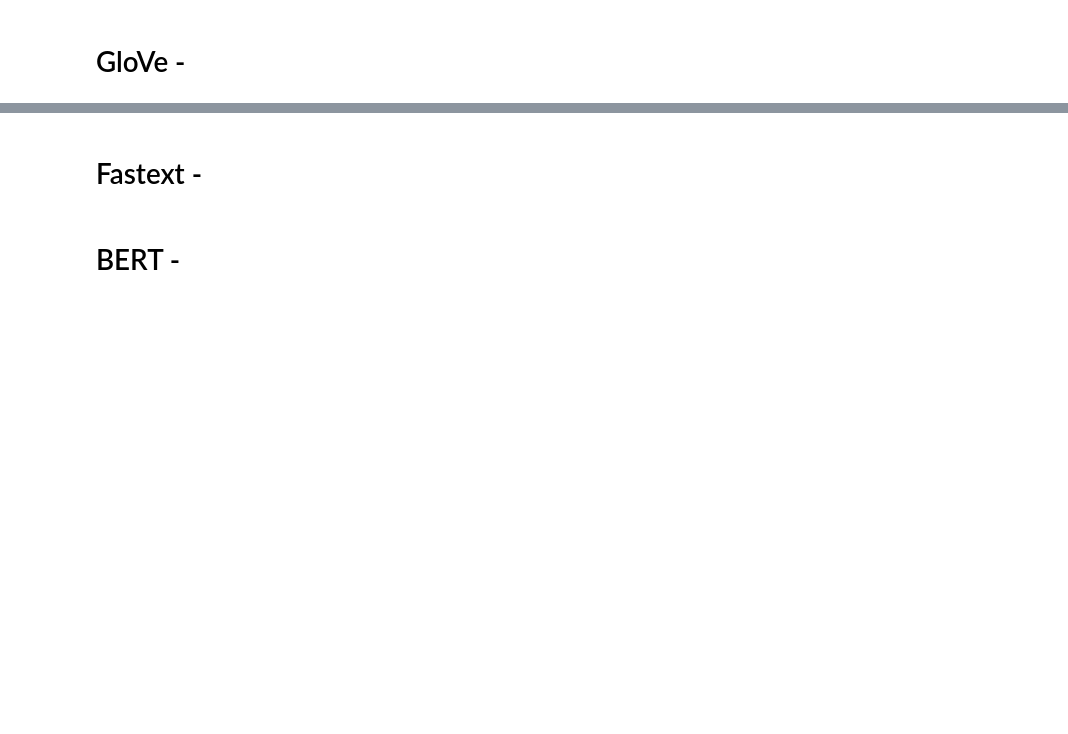
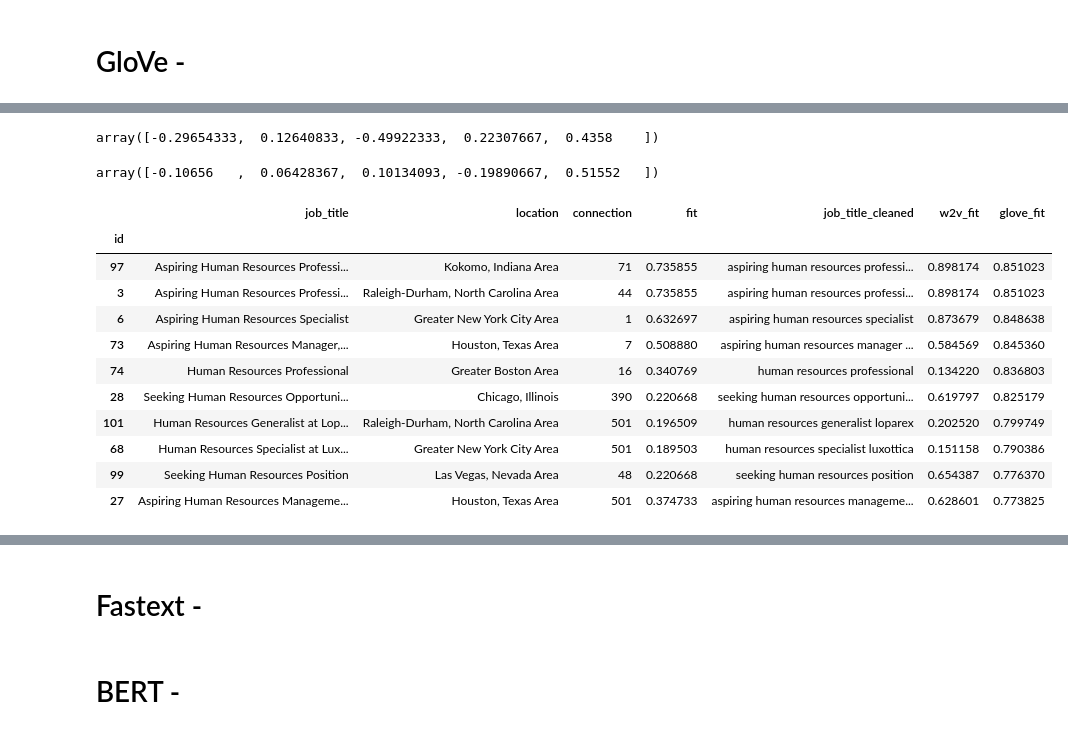
Before and after one commit to kre8tions/Apziva, a Jupyter notebook: tirMlkapx4XpMRlG/tirMlkapx4XpMRlG.ipynb, the cells around one changed output, grey strips where cells are left out. Cells and saved outputs as stored; diff of their text form; code cells hidden in the pictures; blank space fills up the shorter version.

```diff
--- a/tirMlkapx4XpMRlG/tirMlkapx4XpMRlG.ipynb
+++ b/tirMlkapx4XpMRlG/tirMlkapx4XpMRlG.ipynb
@@ -479,0 +582,9 @@ top_candidates(n = 10, by = 'w2v_fit', ascending = False, min_con = 20, location
+# %%
+q_sent_vec(query)[0][:5]
+# %% [output]
+array([-0.29654333,  0.12640833, -0.49922333,  0.22307667,  0.4358    ])
+# %%
+query = 'student indiana university'
+q_sent_vec(query)[0][:5]
+# %% [output]
+array([-0.10656   ,  0.06428367,  0.10134093, -0.19890667,  0.51552   ])
@@ -479,0 +621,15 @@ top_candidates(n = 10, by = 'w2v_fit', ascending = False, min_con = 20, location
+# %%
+top_candidates(n = 10, by = 'glove_fit', ascending = False, min_con = 0)
+# %% [output]
+|  | job_title | location | connection | fit | job_title_cleaned | w2v_fit | glove_fit |
+| id |  |  |  |  |  |  |  |
+| 97 | Aspiring Human Resources Professi... | Kokomo, Indiana Area | 71 | 0.735855 | aspiring human resources professi... | 0.898174 | 0.851023 |
+| 3 | Aspiring Human Resources Professi... | Raleigh-Durham, North Carolina Area | 44 | 0.735855 | aspiring human resources professi... | 0.898174 | 0.851023 |
+| 6 | Aspiring Human Resources Specialist | Greater New York City Area | 1 | 0.632697 | aspiring human resources specialist | 0.873679 | 0.848638 |
+| 73 | Aspiring Human Resources Manager,... | Houston, Texas Area | 7 | 0.508880 | aspiring human resources manager ... | 0.584569 | 0.845360 |
+| 74 | Human Resources Professional | Greater Boston Area | 16 | 0.340769 | human resources professional | 0.134220 | 0.836803 |
+| 28 | Seeking Human Resources Opportuni... | Chicago, Illinois | 390 | 0.220668 | seeking human resources opportuni... | 0.619797 | 0.825179 |
+| 101 | Human Resources Generalist at Lop... | Raleigh-Durham, North Carolina Area | 501 | 0.196509 | human resources generalist loparex | 0.202520 | 0.799749 |
+| 68 | Human Resources Specialist at Lux... | Greater New York City Area | 501 | 0.189503 | human resources specialist luxottica | 0.151158 | 0.790386 |
+| 99 | Seeking Human Resources Position | Las Vegas, Nevada Area | 48 | 0.220668 | seeking human resources position | 0.654387 | 0.776370 |
+| 27 | Aspiring Human Resources Manageme... | Houston, Texas Area | 501 | 0.374733 | aspiring human resources manageme... | 0.628601 | 0.773825 |
```
Also changed, not shown: parts of 35 cells of this notebook.
